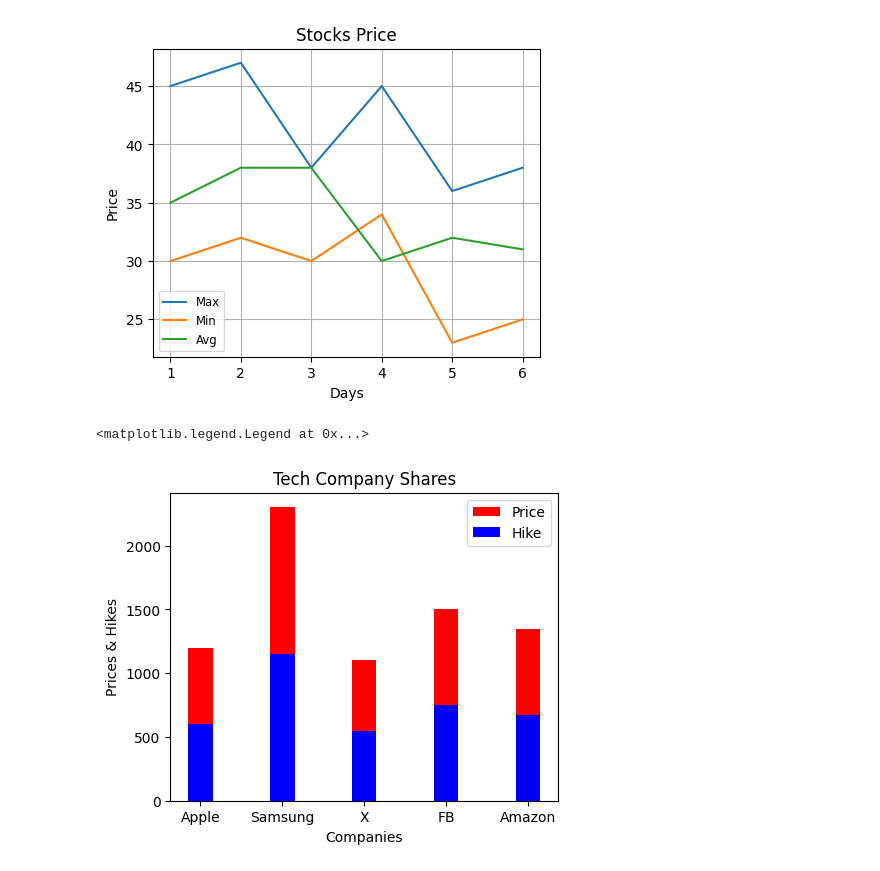
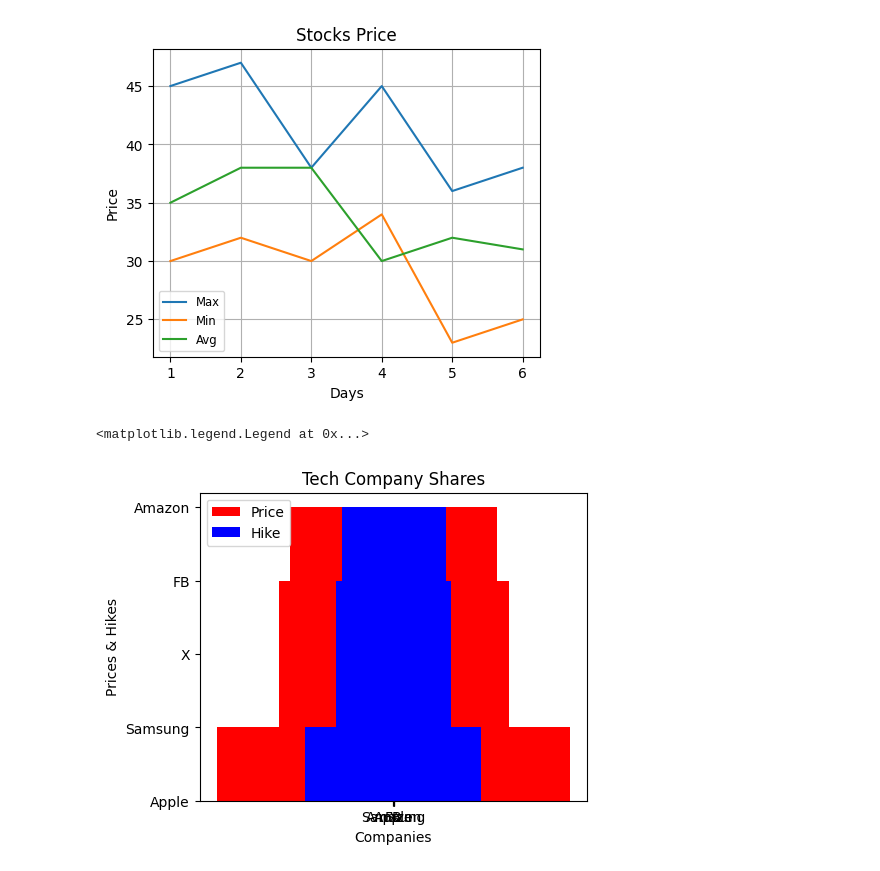
Before and after one commit to VyshnaviKarakatla/statistics-notebooks, a Jupyter notebook: _04_matplotlib.ipynb, the cells around one changed output. Drawn from its saved outputs; the diff is of its cells as text; code cells hidden in the pictures.

```diff
--- a/_04_matplotlib.ipynb
+++ b/_04_matplotlib.ipynb
@@ -156,13 +156,16 @@ companies=['Apple','Samsung','X','FB','Amazon']
 prices=[1200,2300,1100,1500,1350]
 hikes=[prices[0]*0.5,prices[1]*0.5,prices[2]*0.5, prices[3]*0.5,prices[4]*0.5]
 # %%
+x = np.arange(len(companies))
+width=0.35
 plt.figure(figsize=(5,4))
 plt.xlabel('Companies')
 plt.ylabel('Prices & Hikes')
 plt.title('Tech Company Shares')
-plt.bar(companies,prices,color='r',label='Price',width=0.3)
-plt.bar(companies,hikes,color='b',label='Hike',width=0.3)
+plt.bar(x - width/2,companies,prices,color='r',label='Price')
+plt.bar(x - width/2,companies,hikes,color='b',label='Hike')
+plt.xticks(x, companies)
 plt.legend()
 # %% [output]
 <matplotlib.legend.Legend at 0x...>
-[figure, old version]
+[figure, new version]
```
